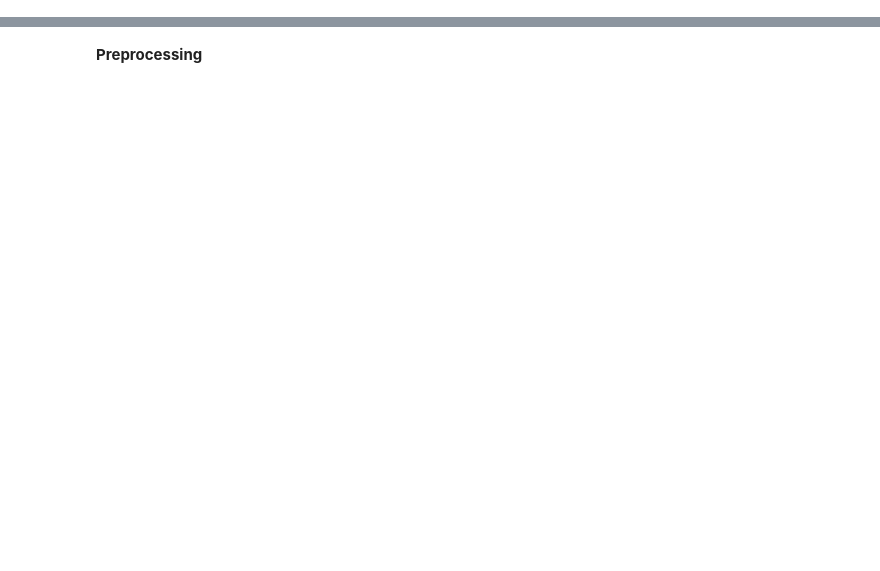
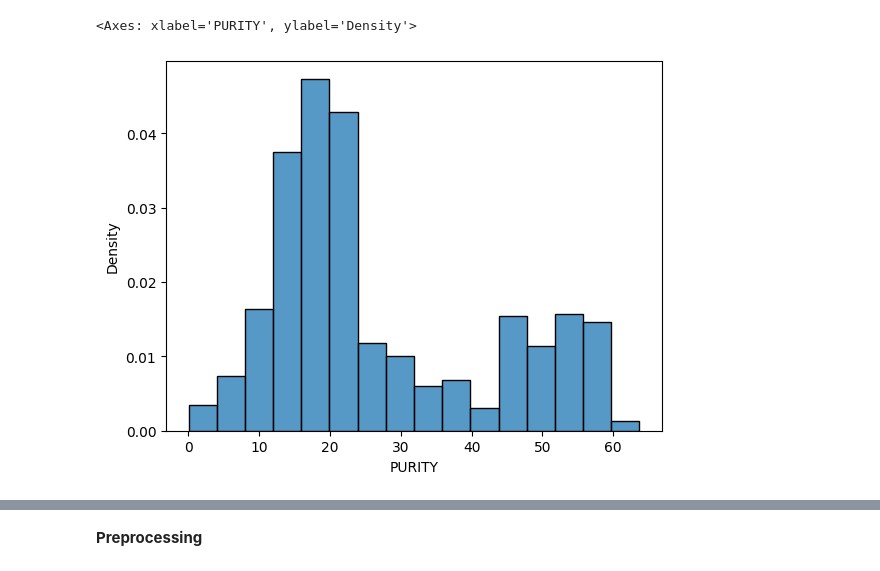
Before and after one commit to eferrer11/ML-project-heroin, a Jupyter notebook: Rendu_final.ipynb, the cells around one changed output, grey strips where cells are left out. Drawn from its saved outputs; the diff is of its cells as text; code cells hidden in the pictures; blank space fills up the shorter version.

```diff
--- a/Rendu_final.ipynb
+++ b/Rendu_final.ipynb
@@ -17,0 +71,6 @@ from scipy.stats import uniform, randint, loguniform
+# %%
+#Proportion of each purity
+sns.histplot(data['PURITY'], stat='density')
+# %% [output]
+<Axes: xlabel='PURITY', ylabel='Density'>
+[figure, added]
```
Also changed, not shown: parts of 18 cells of this notebook.
